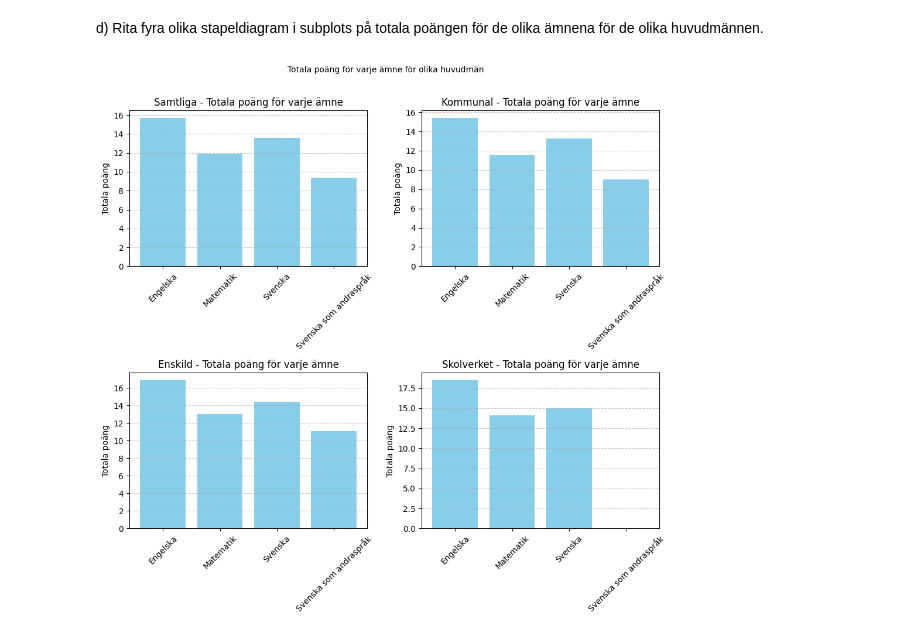
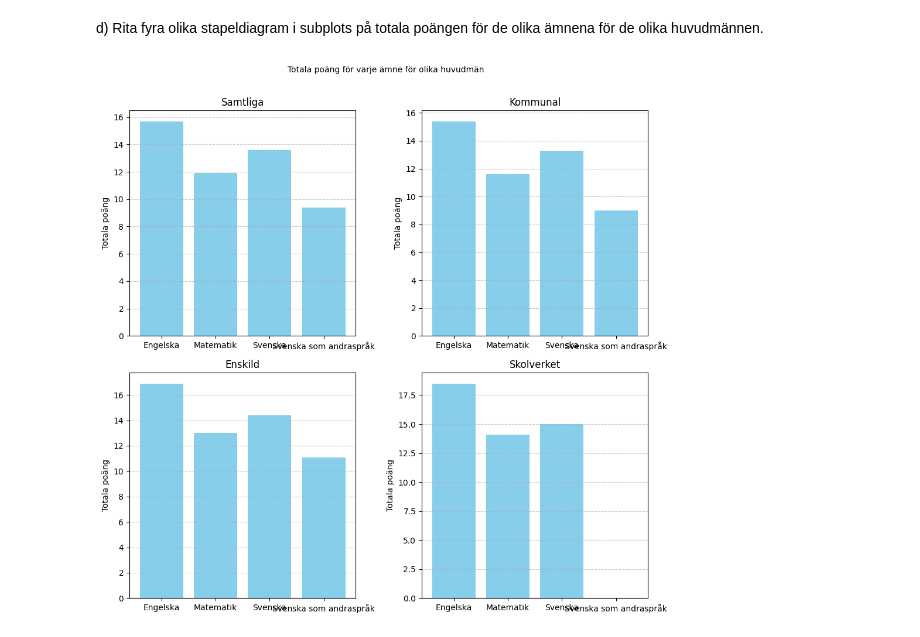
Before and after one commit to LouiseLuoto/Python-Louise-Luoto-OPA23, a Jupyter notebook: Laboration2/code.ipynb, the cells around one changed output. Drawn from its saved outputs; the diff is of its cells as text; code cells hidden in the pictures.

```diff
--- a/Laboration2/code.ipynb
+++ b/Laboration2/code.ipynb
@@ -92,33 +96,33 @@ import matplotlib.pyplot as plt
 def plot_subplots(df_dict):
     subjects = list(df_dict.keys())
     huvudman = df_dict[subjects[0]]['Huvudman'].unique()
 
     fig, axes = plt.subplots(2, 2, figsize=(10, 10))
     fig.suptitle('Totala poäng för varje ämne för olika huvudmän', fontsize=10)
 
     for i, h in enumerate(huvudman):
         total_points = []
         for subject in subjects:
             if subject != "Rapportbeskrivning och def.":
                 try:
                     df_huvudman = df_dict[subject][df_dict[subject]['Huvudman'] == h]
                     total_point = float(df_huvudman.iloc[0]["Totalt (poäng)"])
                     total_points.append(total_point)
                 except (ValueError, KeyError, IndexError):
                     total_points.append(0)
 
         row = i // 2
         col = i % 2
 
         axes[row, col].bar(subjects[:-1], total_points, color='skyblue')
-        axes[row, col].set_title(f'{h} - Totala poäng för varje ämne')
+        axes[row, col].set_title(f'{h}')
         axes[row, col].set_ylabel('Totala poäng')
         axes[row, col].grid(axis='y', linestyle='--', alpha=0.7)
-        axes[row, col].tick_params(axis='x', rotation=45)
+        axes[row, col].tick_params(axis='x', rotation=0)
 
     plt.tight_layout(rect=[0, 0.03, 1, 0.97])
     plt.show()
 
 plot_subplots(df_riket)
 # %% [output]
-[figure, old version]
+[figure, new version]
```
Also changed, not shown: parts of 1 cell of this notebook.
